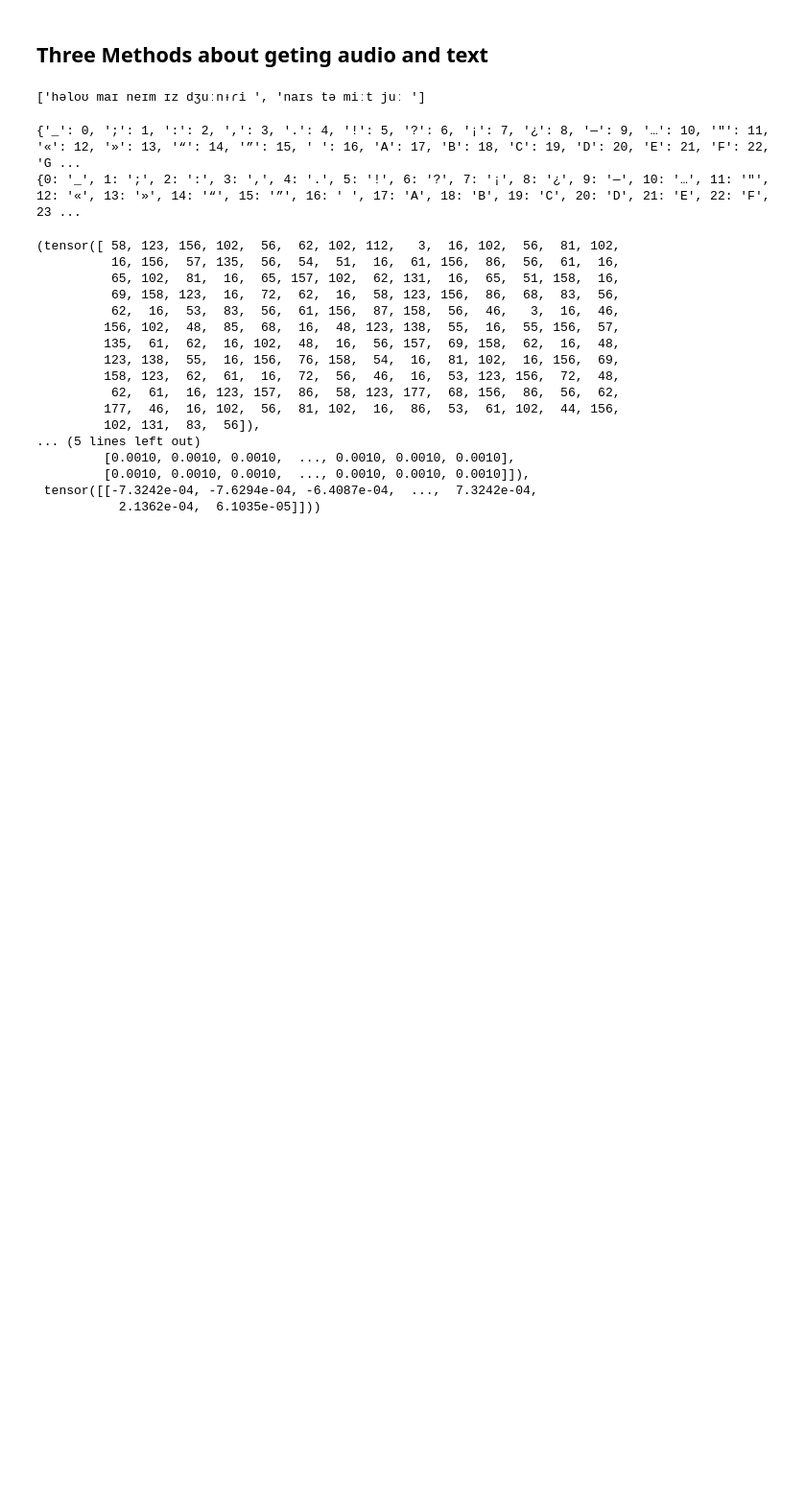
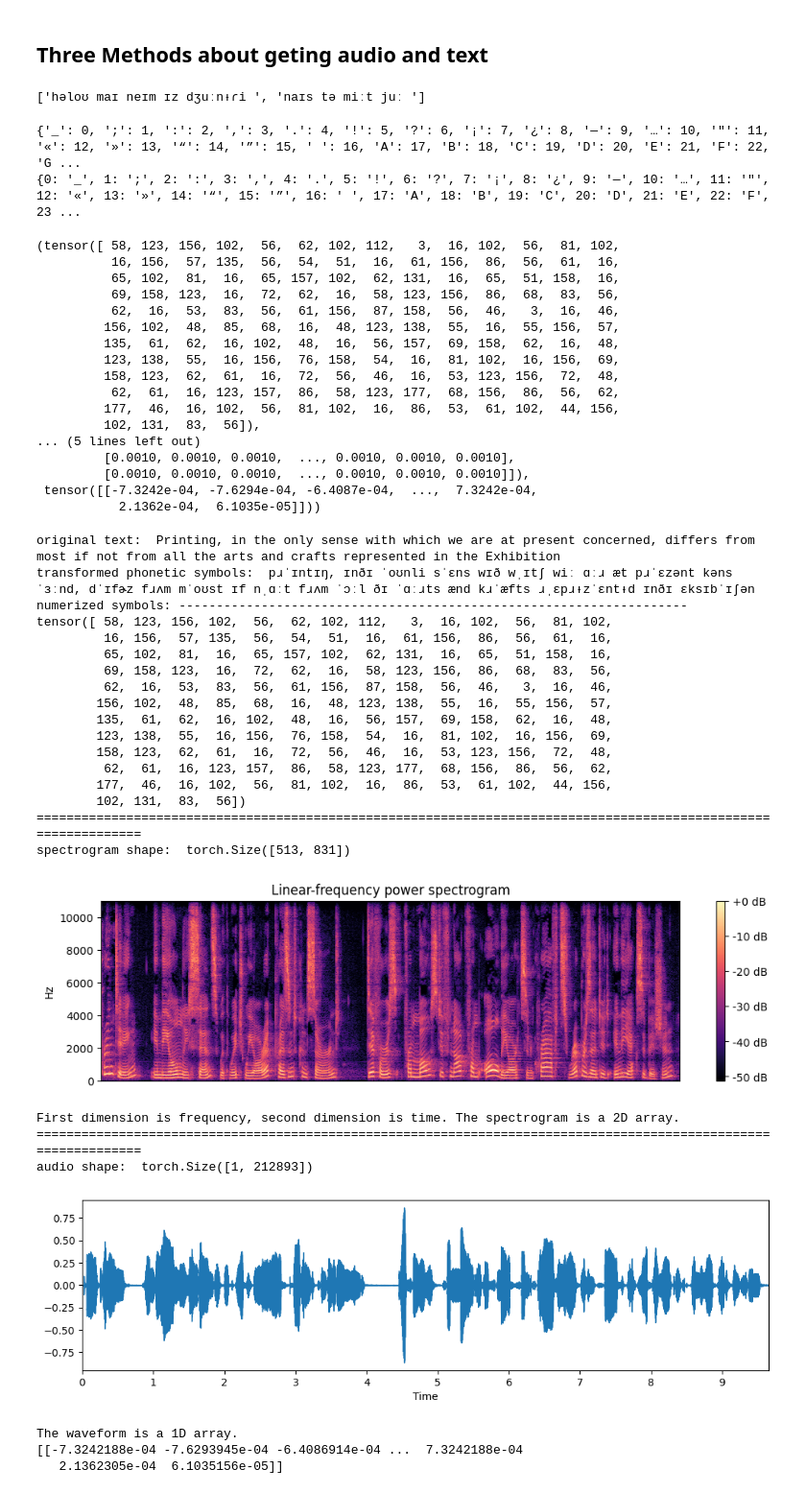
Before and after one commit to JunityZhan/Understanding-VITS, a Jupyter notebook: dataset.ipynb, the cells around one changed output. Shown at 96% size. Saved outputs shown, nothing was run; the diff lists cells and outputs as text; code cells hidden in the pictures; blank space fills up the shorter version.

```diff
--- a/dataset.ipynb
+++ b/dataset.ipynb
@@ -259,7 +259,7 @@ def get_text(text):
 #            text_norm = cleaned_text_to_sequence(text)
 #        else:
 
-    text_norm = text_to_sequence(text, text_cleaners)
+    text_norm = text_to_sequence(text, text_cleaners)[0]
 
     # After cleaning, the text should be looked from
     # Mrs. De Mohrenschildt thought that Oswald,
@@ -327,7 +327,7 @@ def text_to_sequence(text, cleaner_names):
   for symbol in clean_text:
     symbol_id = _symbol_to_id[symbol]
     sequence += [symbol_id]
-  return sequence
+  return sequence, clean_text
   ################## _clean_text #############################
 
 def _clean_text(text, cleaner_names):
@@ -369,3 +369,60 @@ get_audio_text_pair(audiopaths_and_text[0])
          [0.0010, 0.0010, 0.0010,  ..., 0.0010, 0.0010, 0.0010]]),
  tensor([[-7.3242e-04, -7.6294e-04, -6.4087e-04,  ...,  7.3242e-04,
            2.1362e-04,  6.1035e-05]]))
+# %%
+###################### Explaination #############################
+result = get_audio_text_pair(audiopaths_and_text[0]) # get_audio_text_pair(('audio/LJ001-0001.wav','Printing, in the only sense with which we are at present concerned, differs from most if not from all the arts and crafts represented in the Exhibition'))
+###################### result[0] #############################
+print("original text: ", audiopaths_and_text[0][1])
+print("transformed phonetic symbols: ", text_to_sequence(audiopaths_and_text[0][1], ['english_cleaners2'])[1])
+print("numerized symbols: --------------------------------------------------------------------")
+print(result[0])
+
+print("================================================================================================================")
+###################### result[1] #############################
+print("spectrogram shape: ", result[1].shape)
+# draw spectrogram by librosa
+spec = result[1].numpy()
+spec = librosa.power_to_db(spec, ref=np.max)
+plt.figure(figsize=(12, 3))
+librosa.display.specshow(spec, y_axis='linear')
+plt.colorbar(format='%+2.0f dB')
+plt.title('Linear-frequency power spectrogram')
+plt.show()
+print("First dimension is frequency, second dimension is time. The spectrogram is a 2D array.")
+
+print("================================================================================================================")
+###################### result[2] #############################
+print("audio shape: ", result[2].shape)
+# draw waveform by librosa
+plt.figure(figsize=(12, 3))
+librosa.display.waveplot(result[2].numpy().reshape(212893,), sr=22050)
+plt.show()
+print("The waveform is a 1D array.")
+print(result[2].numpy()[:10])
+# %% [output]
+original text:  Printing, in the only sense with which we are at present concerned, differs from most if not from all the arts and crafts represented in the Exhibition
+transformed phonetic symbols:  pɹˈɪntɪŋ, ɪnðɪ ˈoʊnli sˈɛns wɪð wˌɪtʃ wiː ɑːɹ æt pɹˈɛzənt kənsˈɜːnd, dˈɪfɚz fɹʌm mˈoʊst ɪf nˌɑːt fɹʌm ˈɔːl ðɪ ˈɑːɹts ænd kɹˈæfts ɹˌɛpɹᵻzˈɛntᵻd ɪnðɪ ɛksɪbˈɪʃən
+numerized symbols: --------------------------------------------------------------------
+tensor([ 58, 123, 156, 102,  56,  62, 102, 112,   3,  16, 102,  56,  81, 102,
+         16, 156,  57, 135,  56,  54,  51,  16,  61, 156,  86,  56,  61,  16,
+         65, 102,  81,  16,  65, 157, 102,  62, 131,  16,  65,  51, 158,  16,
+         69, 158, 123,  16,  72,  62,  16,  58, 123, 156,  86,  68,  83,  56,
+         62,  16,  53,  83,  56,  61, 156,  87, 158,  56,  46,   3,  16,  46,
+        156, 102,  48,  85,  68,  16,  48, 123, 138,  55,  16,  55, 156,  57,
+        135,  61,  62,  16, 102,  48,  16,  56, 157,  69, 158,  62,  16,  48,
+        123, 138,  55,  16, 156,  76, 158,  54,  16,  81, 102,  16, 156,  69,
+        158, 123,  62,  61,  16,  72,  56,  46,  16,  53, 123, 156,  72,  48,
+         62,  61,  16, 123, 157,  86,  58, 123, 177,  68, 156,  86,  56,  62,
+        177,  46,  16, 102,  56,  81, 102,  16,  86,  53,  61, 102,  44, 156,
+        102, 131,  83,  56])
+================================================================================================================
+spectrogram shape:  torch.Size([513, 831])
+[figure, added]
+First dimension is frequency, second dimension is time. The spectrogram is a 2D array.
+================================================================================================================
+audio shape:  torch.Size([1, 212893])
+[figure, added]
+The waveform is a 1D array.
+[[-7.3242188e-04 -7.6293945e-04 -6.4086914e-04 ...  7.3242188e-04
+   2.1362305e-04  6.1035156e-05]]
```
